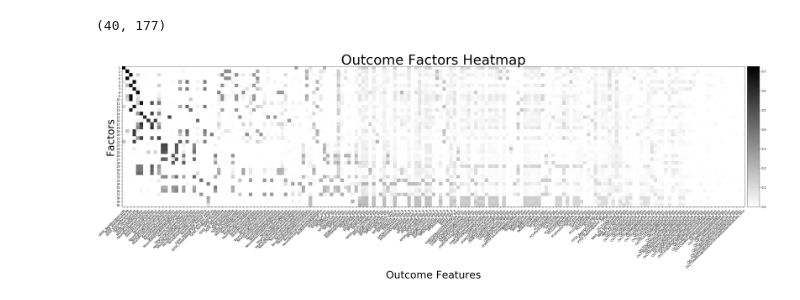
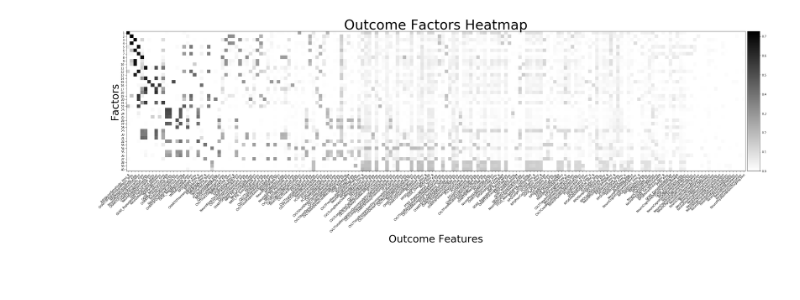
Before and after one commit to BouchardLab/ML_4_prec_prognosis, a Jupyter notebook: notebooks/outcome_factors_heatmap.ipynb, the cells around one changed output. Cells and saved outputs as stored; diff of their text form; code cells hidden in the pictures; blank space fills up the shorter version.

Commit message:
fixed heatmap labels

```diff
--- a/notebooks/outcome_factors_heatmap.ipynb
+++ b/notebooks/outcome_factors_heatmap.ipynb
@@ -7,24 +7,12 @@ import numpy as np
 import h5py
 # %%
 data = load_data('uoinmf')
+outcome_features = load_data().outcome_features
-# %%
-txt = '/Users/ahyeon/Desktop/TBIanalysis/data/feature_name_subset_outcome.txt'
-with open(txt) as outcomes:
-    outcome_features = [each_line.strip() for each_line in outcomes]
-# %%
-order = np.argsort(np.max(data.outcome_bases, axis=0))
-sorted_bases = data.outcome_bases[:,order[::-1]]
-
-order = np.argsort(np.max(data.outcome_bases, axis=1))
-sorted_bases = sorted_bases[order[::-1],:]
-sorted_bases.shape
-# %% [output]
-(40, 177)
 # %%
 plt.figure(figsize=(40, 10))
-outcome_factors_heatmap(sorted_bases, range(1,41), col_labels=outcome_features, ax=None,
+nmf_bases_heatmap(data.outcome_bases, range(1,41), col_labels=outcome_features, ax=None,
             cbar_kw={}, cbarlabel="", xlab='Outcome Features', ylab='Factors',
             title='Outcome Factors Heatmap')
 plt.savefig('outcome_factors_heatmap.pdf')
 # %% [output]
-[figure, old version]
+[figure, new version]
```
Also changed, not shown: parts of 1 cell of this notebook, 1 other file.
